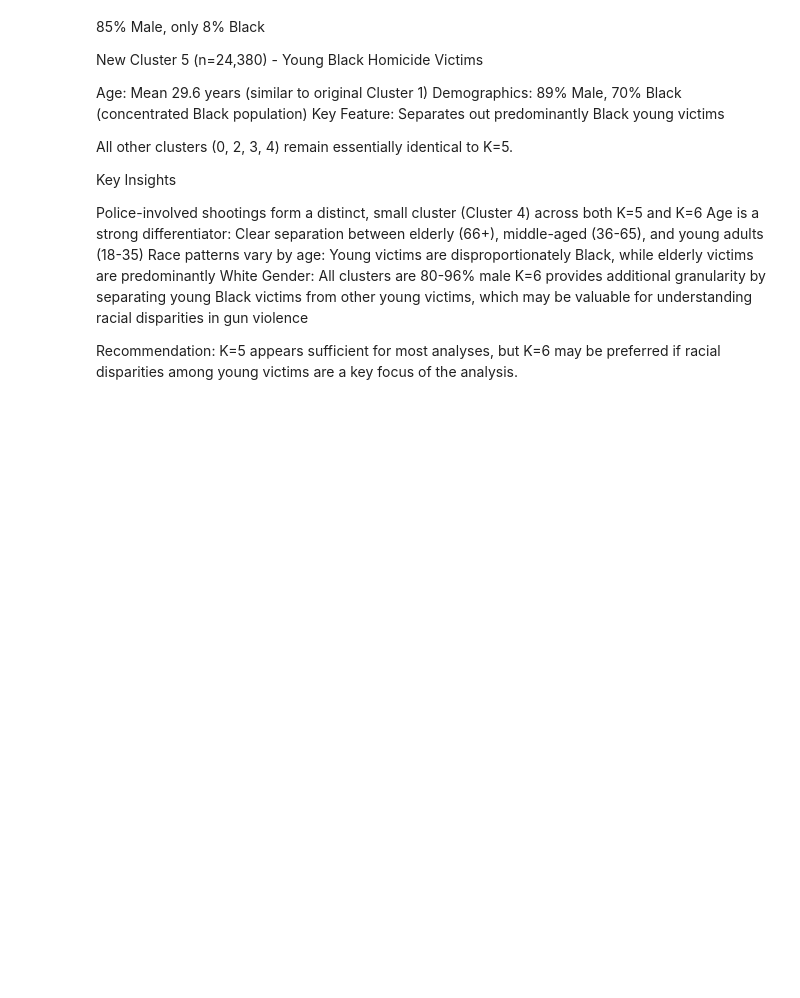
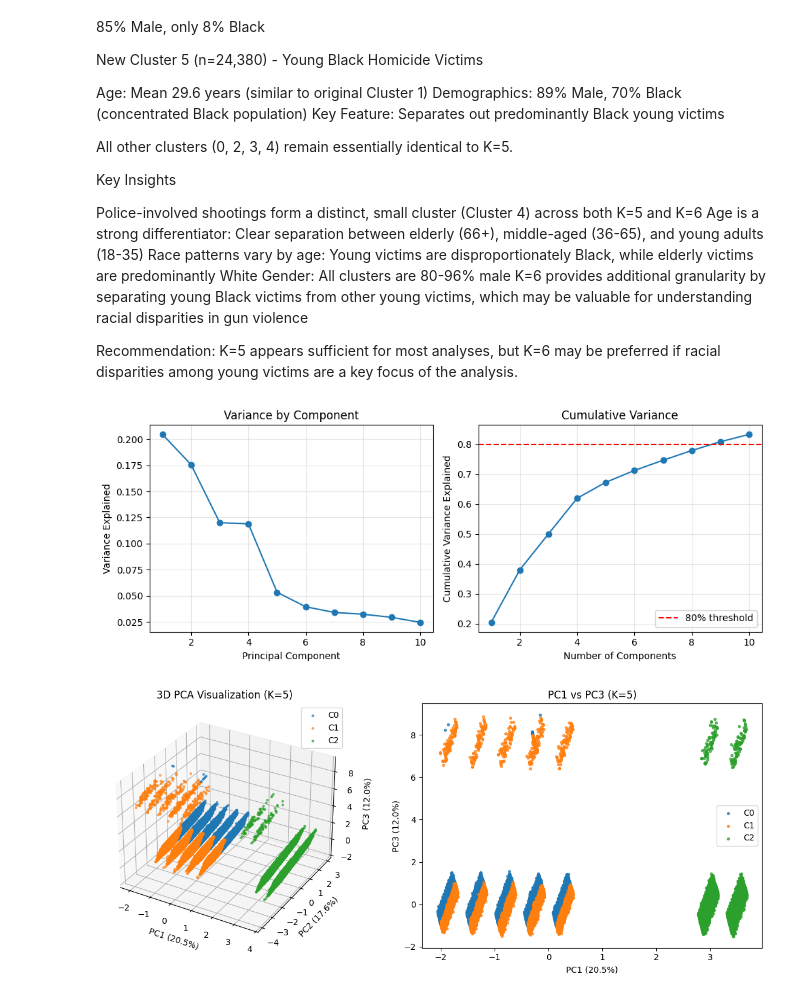
Before and after one commit to beckhamtoh/CS3244-Gun-Violence, a Jupyter notebook: notebooks/clustering.ipynb, the cells around one changed output. Cells and saved outputs as stored; diff of their text form; code cells hidden in the pictures; blank space fills up the shorter version.

```diff
--- a/notebooks/clustering.ipynb
+++ b/notebooks/clustering.ipynb
@@ -322,3 +1767,62 @@ Gender: All clusters are 80-96% male
 K=6 provides additional granularity by separating young Black victims from other young victims, which may be valuable for understanding racial disparities in gun violence
 
 Recommendation: K=5 appears sufficient for most analyses, but K=6 may be preferred if racial disparities among young victims are a key focus of the analysis.
+# %%
+# 1. Show variance explained by more components
+pca_full = PCA(random_state=3244)
+pca_full.fit(df_pre)
+cum_var = np.cumsum(pca_full.explained_variance_ratio_)
+
+plt.figure(figsize=(10, 4))
+plt.subplot(1, 2, 1)
+plt.plot(range(1, 11), pca_full.explained_variance_ratio_[:10], marker='o')
+plt.xlabel('Principal Component')
+plt.ylabel('Variance Explained')
+plt.title('Variance by Component')
+plt.grid(True, alpha=0.3)
+
+plt.subplot(1, 2, 2)
+plt.plot(range(1, 11), cum_var[:10], marker='o')
+plt.xlabel('Number of Components')
+plt.ylabel('Cumulative Variance Explained')
+plt.title('Cumulative Variance')
+plt.axhline(y=0.8, color='r', linestyle='--', label='80% threshold')
+plt.legend()
+plt.grid(True, alpha=0.3)
+plt.tight_layout()
+plt.show()
+
+# 2. Try 3D PCA plot for better separation
+from mpl_toolkits.mplot3d import Axes3D
+
+pca_3d = PCA(n_components=3, random_state=3244)
+X_3d = pca_3d.fit_transform(df_pre)
+
+fig = plt.figure(figsize=(12, 5))
+
+# 3D view
+ax1 = fig.add_subplot(121, projection='3d')
+for c in sorted(set(labels)):
+    mask = labels == c
+    ax1.scatter(X_3d[mask, 0], X_3d[mask, 1], X_3d[mask, 2],
+                s=5, alpha=0.6, label=f'C{c}')
+ax1.set_xlabel(f'PC1 ({pca_3d.explained_variance_ratio_[0]:.1%})')
+ax1.set_ylabel(f'PC2 ({pca_3d.explained_variance_ratio_[1]:.1%})')
+ax1.set_zlabel(f'PC3 ({pca_3d.explained_variance_ratio_[2]:.1%})')
+ax1.set_title('3D PCA Visualization (K=5)')
+ax1.legend()
+
+# PC1 vs PC3 (might show better separation)
+ax2 = fig.add_subplot(122)
+for c in sorted(set(labels)):
+    mask = labels == c
+    ax2.scatter(X_3d[mask, 0], X_3d[mask, 2], s=8, alpha=0.7, label=f'C{c}')
+ax2.set_xlabel(f'PC1 ({pca_3d.explained_variance_ratio_[0]:.1%})')
+ax2.set_ylabel(f'PC3 ({pca_3d.explained_variance_ratio_[2]:.1%})')
+ax2.set_title('PC1 vs PC3 (K=5)')
+ax2.legend()
+plt.tight_layout()
+plt.show()
+# %% [output]
+[figure, added]
+[figure, added]
```
Also changed, not shown: parts of 20 cells of this notebook.
